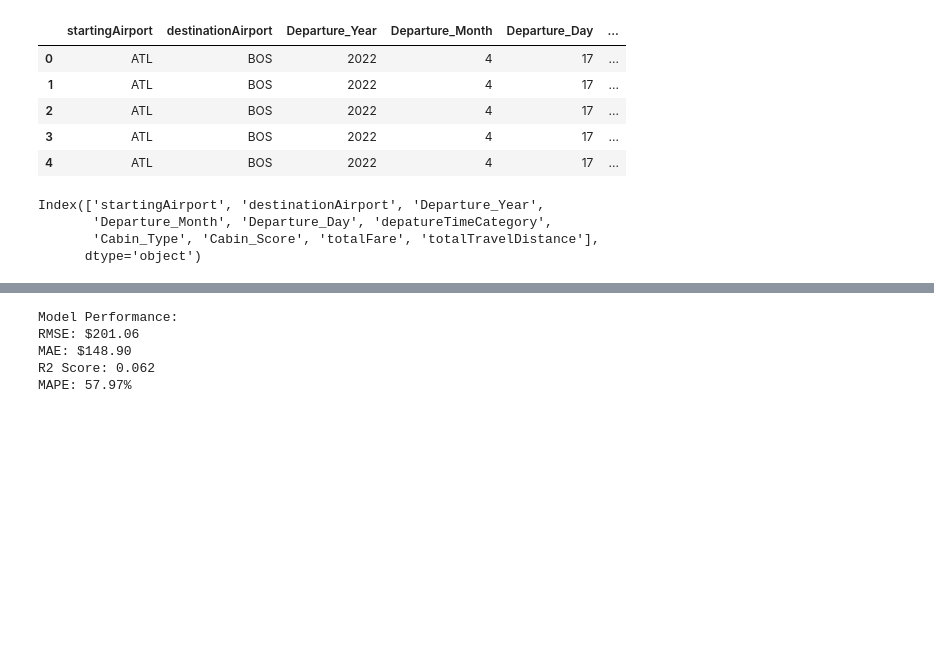
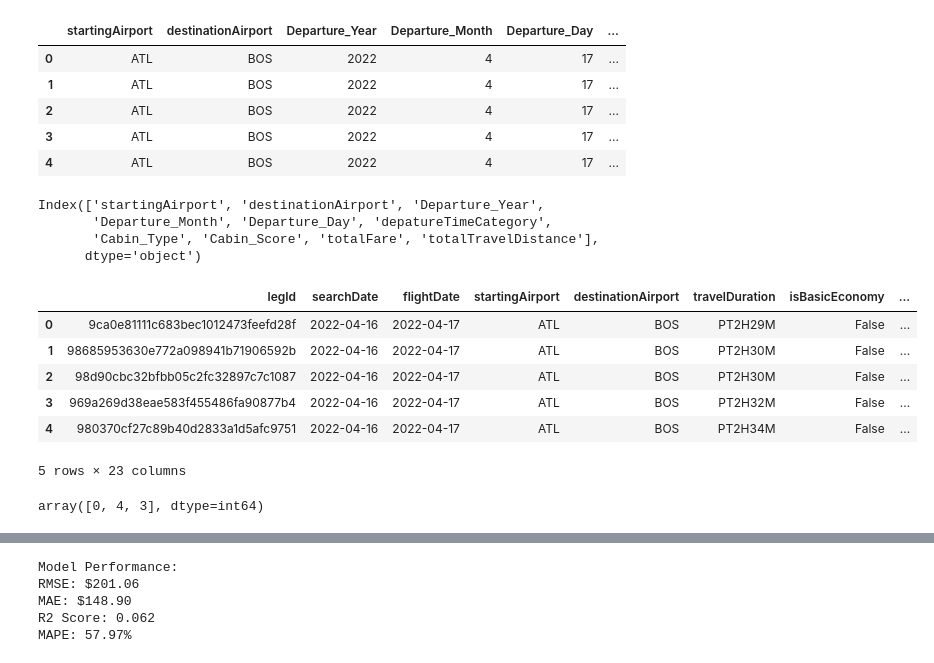
Before and after one commit to ShivamArora99/US_Airfare_Prediction_MLAA_AT3, a Jupyter notebook: US_Airfare_Prediction_MLAA_AT3/notebooks/harshit_notebook_!.ipynb, the cells around one changed output, grey strips where cells are left out. Saved outputs shown, nothing was run; the diff lists cells and outputs as text; code cells hidden in the pictures; blank space fills up the shorter version.

```diff
--- a/US_Airfare_Prediction_MLAA_AT3/notebooks/harshit_notebook_!.ipynb
+++ b/US_Airfare_Prediction_MLAA_AT3/notebooks/harshit_notebook_!.ipynb
@@ -112,6 +112,20 @@ Index(['startingAirport', 'destinationAirport', 'Departure_Year',
 # %%
 X = Airport_df_cleaned.drop(['totalFare'], axis=1)  # remove target variable
 y = Airport_df_cleaned['totalFare']
+# %%
+airport_df.head()
+# %% [output]
+|  | legId | searchDate | flightDate | startingAirport | destinationAirport | travelDuration | isBasicEconomy | ... |
+| 0 | 9ca0e81111c683bec1012473feefd28f | 2022-04-16 | 2022-04-17 | ATL | BOS | PT2H29M | False | ... |
+| 1 | 98685953630e772a098941b71906592b | 2022-04-16 | 2022-04-17 | ATL | BOS | PT2H30M | False | ... |
+| 2 | 98d90cbc32bfbb05c2fc32897c7c1087 | 2022-04-16 | 2022-04-17 | ATL | BOS | PT2H30M | False | ... |
+| 3 | 969a269d38eae583f455486fa90877b4 | 2022-04-16 | 2022-04-17 | ATL | BOS | PT2H32M | False | ... |
+| 4 | 980370cf27c89b40d2833a1d5afc9751 | 2022-04-16 | 2022-04-17 | ATL | BOS | PT2H34M | False | ... |
+5 rows × 23 columns
+# %%
+X['Cabin_Score'].unique()
+# %% [output]
+array([0, 4, 3], dtype=int64)
 # %%
 X_train, X_test, y_train, y_test = train_test_split(
     X,
```
Also changed, not shown: parts of 10 cells of this notebook, 4 other files.
